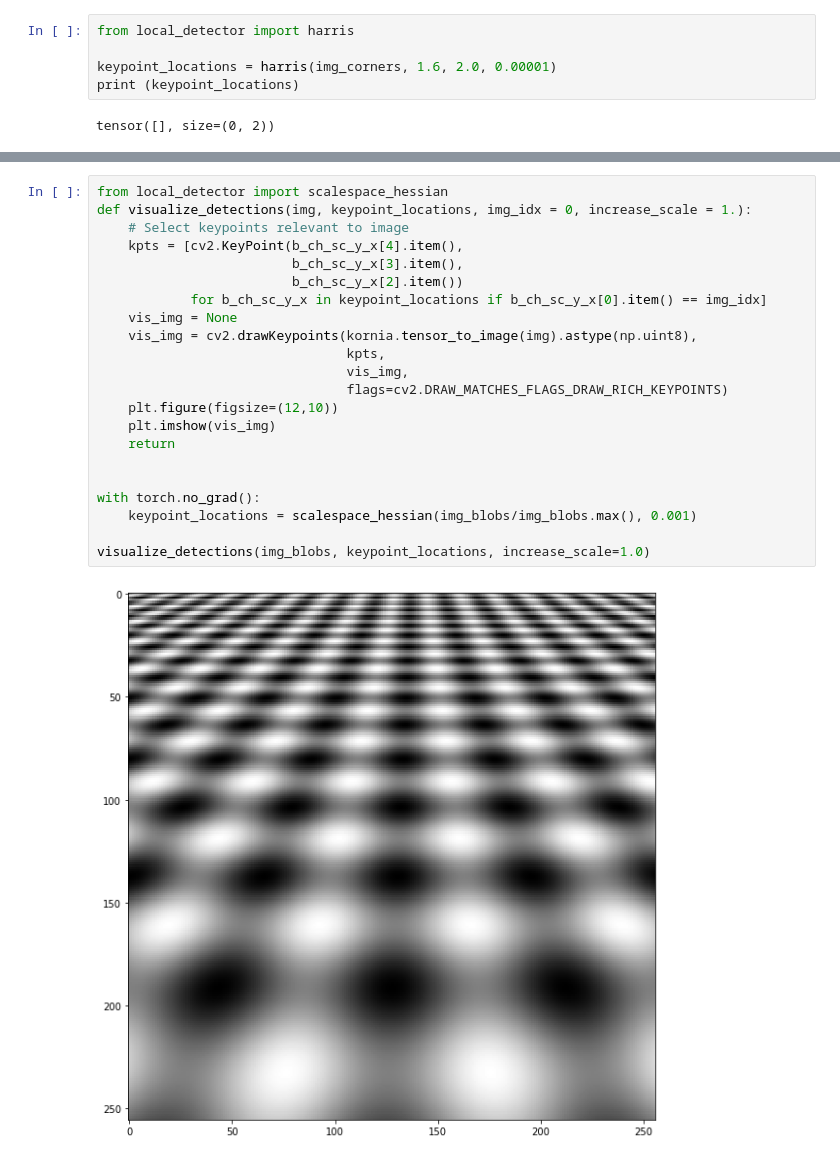
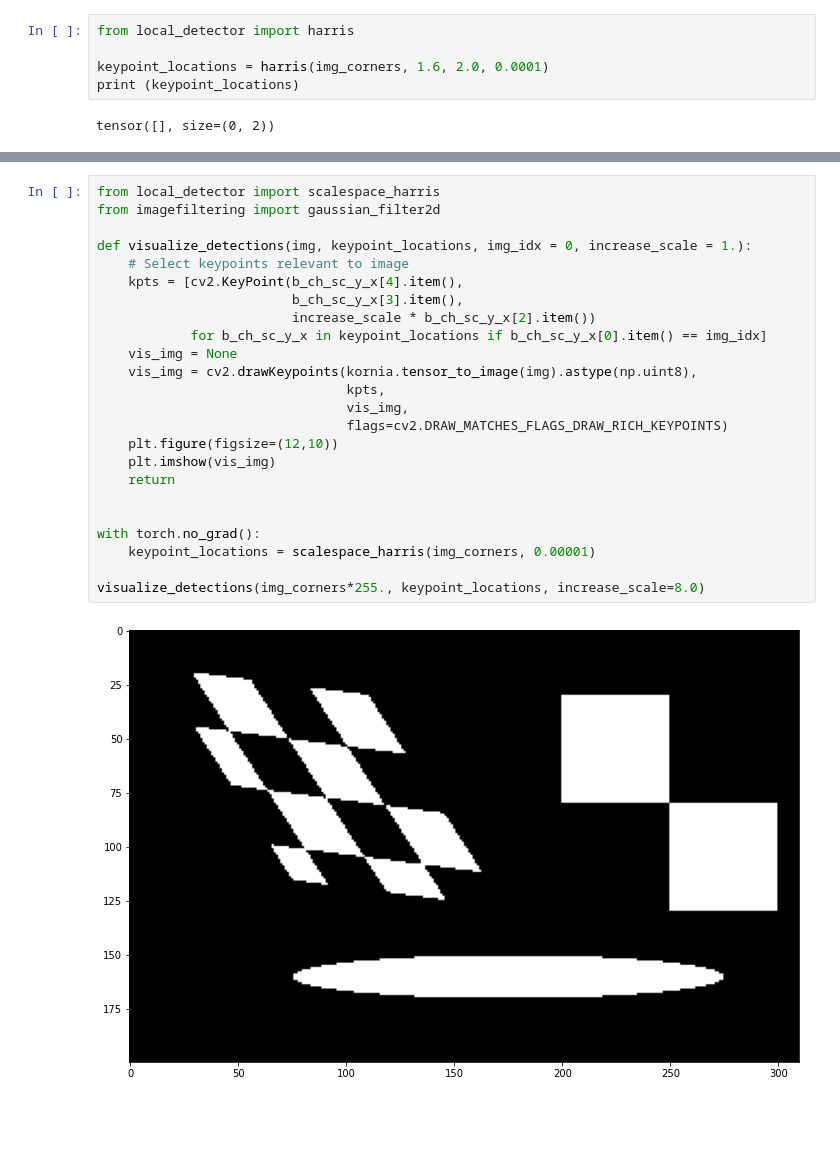
Before and after one commit to ducha-aiki/mpv-templates-backup, a Jupyter notebook: assignment_0_3_correspondences_template/local_detector.ipynb, the cells around one changed output, grey strips where cells are left out. Cells and saved outputs as stored; diff of their text form; blank space fills up the shorter version.

```diff
--- a/assignment_0_3_correspondences_template/local_detector.ipynb
+++ b/assignment_0_3_correspondences_template/local_detector.ipynb
@@ -126,7 +103,7 @@ imshow_torch(nmsed_harris)
 # %%
 from local_detector import harris
 
-keypoint_locations = harris(img_corners, 1.6, 2.0, 0.00001)
+keypoint_locations = harris(img_corners, 1.6, 2.0, 0.0001)
 print (keypoint_locations)
 # %% [output]
 tensor([], size=(0, 2))
@@ -223,24 +154,26 @@ imshow_torch_channels(resps, 2)
 # %%
-from local_detector import scalespace_hessian
+from local_detector import scalespace_harris
+from imagefiltering import gaussian_filter2d
+
 def visualize_detections(img, keypoint_locations, img_idx = 0, increase_scale = 1.):
     # Select keypoints relevant to image
     kpts = [cv2.KeyPoint(b_ch_sc_y_x[4].item(),
                          b_ch_sc_y_x[3].item(),
-                         b_ch_sc_y_x[2].item())
+                         increase_scale * b_ch_sc_y_x[2].item())
             for b_ch_sc_y_x in keypoint_locations if b_ch_sc_y_x[0].item() == img_idx]
     vis_img = None
     vis_img = cv2.drawKeypoints(kornia.tensor_to_image(img).astype(np.uint8),
                                 kpts,
                                 vis_img,
                                 flags=cv2.DRAW_MATCHES_FLAGS_DRAW_RICH_KEYPOINTS)
     plt.figure(figsize=(12,10))
     plt.imshow(vis_img)
     return
 
 
 with torch.no_grad():
-    keypoint_locations = scalespace_hessian(img_blobs/img_blobs.max(), 0.001)
+    keypoint_locations = scalespace_harris(img_corners, 0.00001)
 
-visualize_detections(img_blobs, keypoint_locations, increase_scale=1.0)
+visualize_detections(img_corners*255., keypoint_locations, increase_scale=8.0)
 # %% [output]
-[figure, old version]
+[figure, new version]
```
Also changed, not shown: parts of 15 cells of this notebook, 1 other file.
